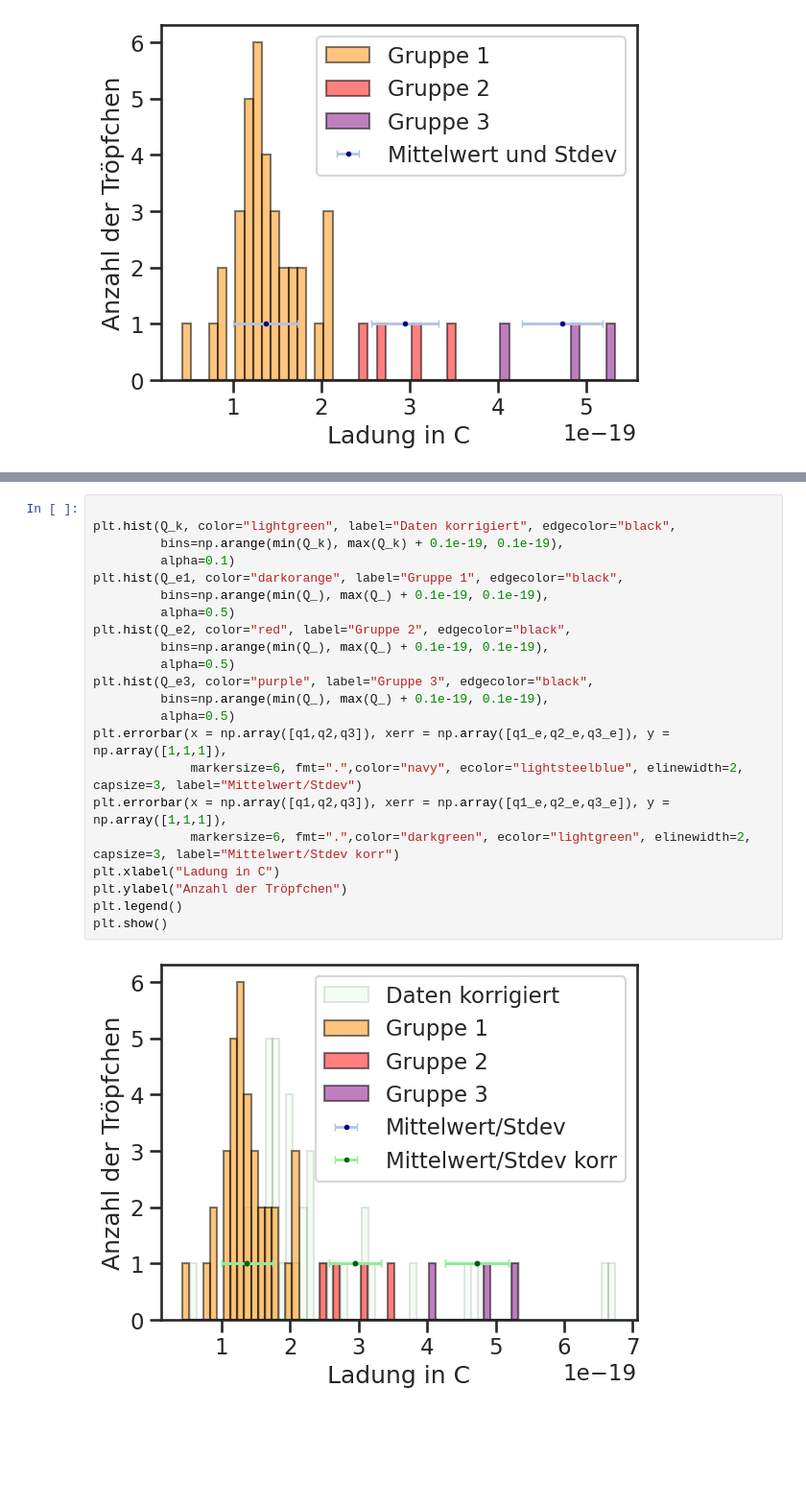
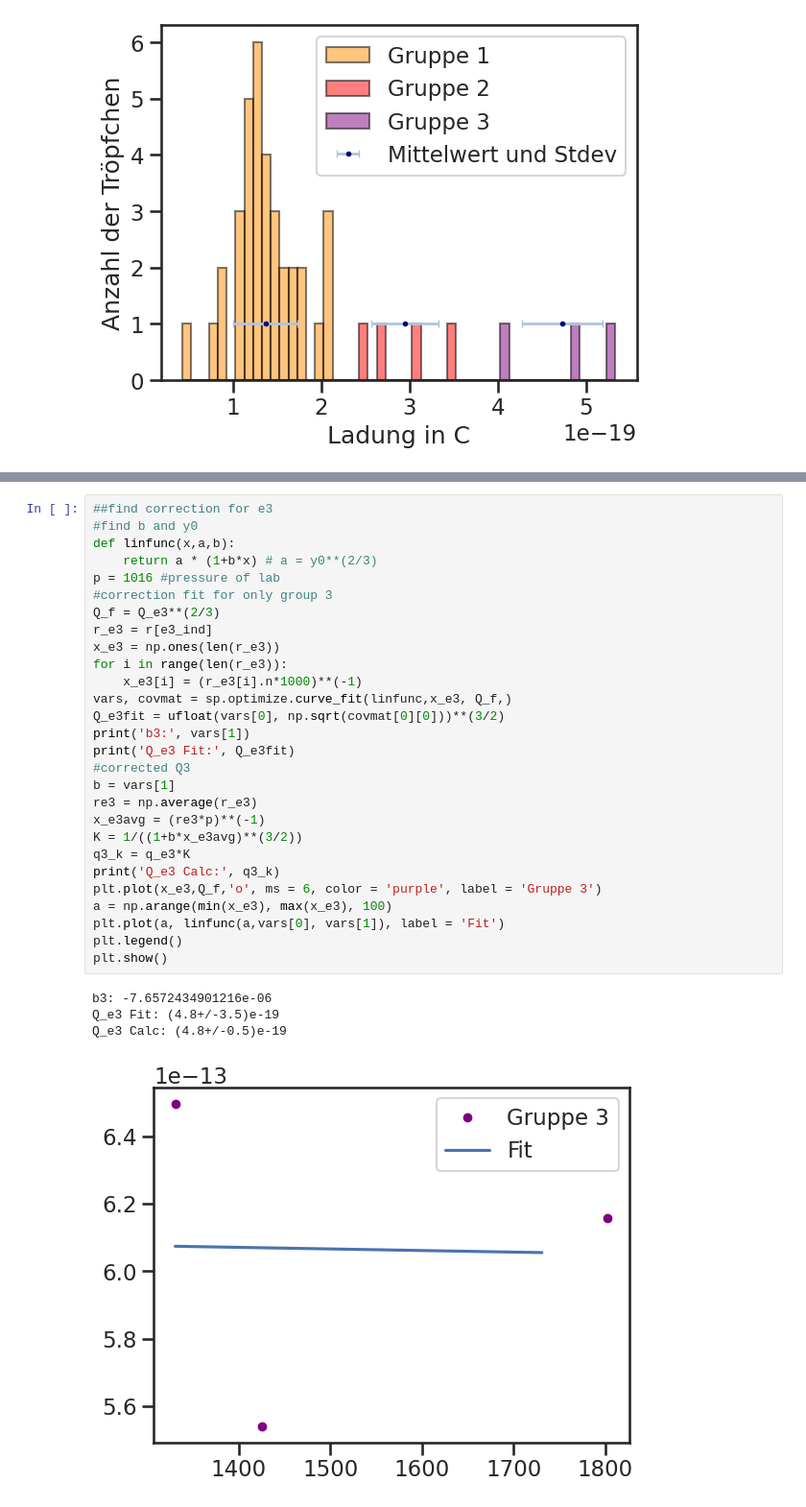
Before and after one commit to KemalOenen/Grundpraktikum2_Gruppe1_SS23, a Jupyter notebook: Versuch8/Milikan.ipynb, the cells around one changed output, grey strips where cells are left out. Shown: that part at 96% size. Drawn from its saved outputs; the diff is of its cells as text; blank space fills up the shorter version.

```diff
--- a/Versuch8/Milikan.ipynb
+++ b/Versuch8/Milikan.ipynb
@@ -282,24 +295,33 @@ plt.show()
-# %%
-
-plt.hist(Q_k, color="lightgreen", label="Daten korrigiert", edgecolor="black",
-         bins=np.arange(min(Q_k), max(Q_k) + 0.1e-19, 0.1e-19),
-         alpha=0.1)
-plt.hist(Q_e1, color="darkorange", label="Gruppe 1", edgecolor="black",
-         bins=np.arange(min(Q_), max(Q_) + 0.1e-19, 0.1e-19),
-         alpha=0.5)
-plt.hist(Q_e2, color="red", label="Gruppe 2", edgecolor="black",
-         bins=np.arange(min(Q_), max(Q_) + 0.1e-19, 0.1e-19),
-         alpha=0.5)
-plt.hist(Q_e3, color="purple", label="Gruppe 3", edgecolor="black",
-         bins=np.arange(min(Q_), max(Q_) + 0.1e-19, 0.1e-19),
-         alpha=0.5)
-plt.errorbar(x = np.array([q1,q2,q3]), xerr = np.array([q1_e,q2_e,q3_e]), y = np.array([1,1,1]),
-             markersize=6, fmt=".",color="navy", ecolor="lightsteelblue", elinewidth=2, capsize=3, label="Mittelwert/Stdev")
-plt.errorbar(x = np.array([q1,q2,q3]), xerr = np.array([q1_e,q2_e,q3_e]), y = np.array([1,1,1]),
-             markersize=6, fmt=".",color="darkgreen", ecolor="lightgreen", elinewidth=2, capsize=3, label="Mittelwert/Stdev korr")
-plt.xlabel("Ladung in C")
-plt.ylabel("Anzahl der Tröpfchen")
-plt.legend()
-plt.show()
-# %% [output]
-[figure, removed]
+# %%
+##find correction for e3
+#find b and y0
+def linfunc(x,a,b):
+    return a * (1+b*x) # a = y0**(2/3)
+p = 1016 #pressure of lab
+#correction fit for only group 3
+Q_f = Q_e3**(2/3)
+r_e3 = r[e3_ind]
+x_e3 = np.ones(len(r_e3))
+for i in range(len(r_e3)):
+    x_e3[i] = (r_e3[i].n*1000)**(-1)
+vars, covmat = sp.optimize.curve_fit(linfunc,x_e3, Q_f,)
+Q_e3fit = ufloat(vars[0], np.sqrt(covmat[0][0]))**(3/2)
+print('b3:', vars[1])
+print('Q_e3 Fit:', Q_e3fit)
+#corrected Q3
+b = vars[1]
+re3 = np.average(r_e3)
+x_e3avg = (re3*p)**(-1)
+K = 1/((1+b*x_e3avg)**(3/2))
+q3_k = q_e3*K
+print('Q_e3 Calc:', q3_k)
+plt.plot(x_e3,Q_f,'o', ms = 6, color = 'purple', label = 'Gruppe 3')
+a = np.arange(min(x_e3), max(x_e3), 100)
+plt.plot(a, linfunc(a,vars[0], vars[1]), label = 'Fit')
+plt.legend()
+plt.show()
+# %% [output]
+b3: -7.6572434901216e-06
+Q_e3 Fit: (4.8+/-3.5)e-19
+Q_e3 Calc: (4.8+/-0.5)e-19
+[figure, added]
```
Also changed, not shown: parts of 6 cells of this notebook.
